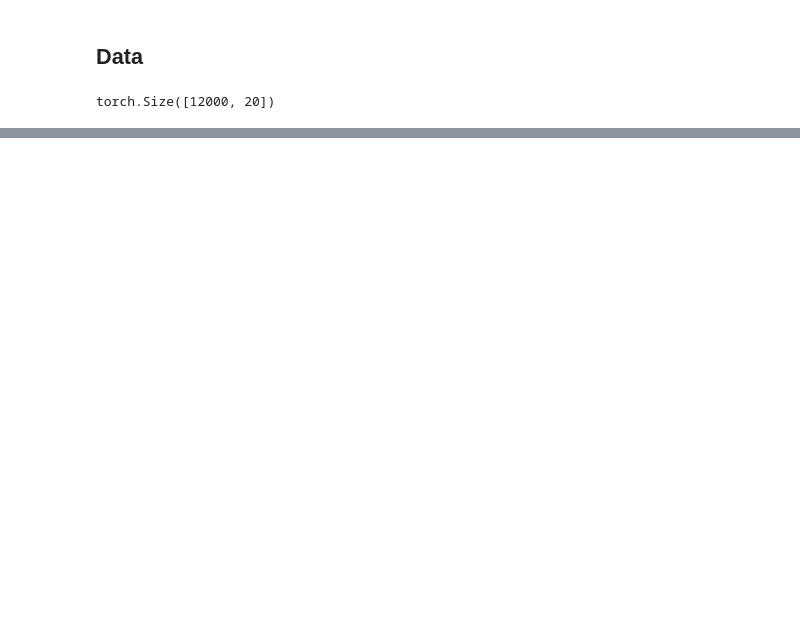
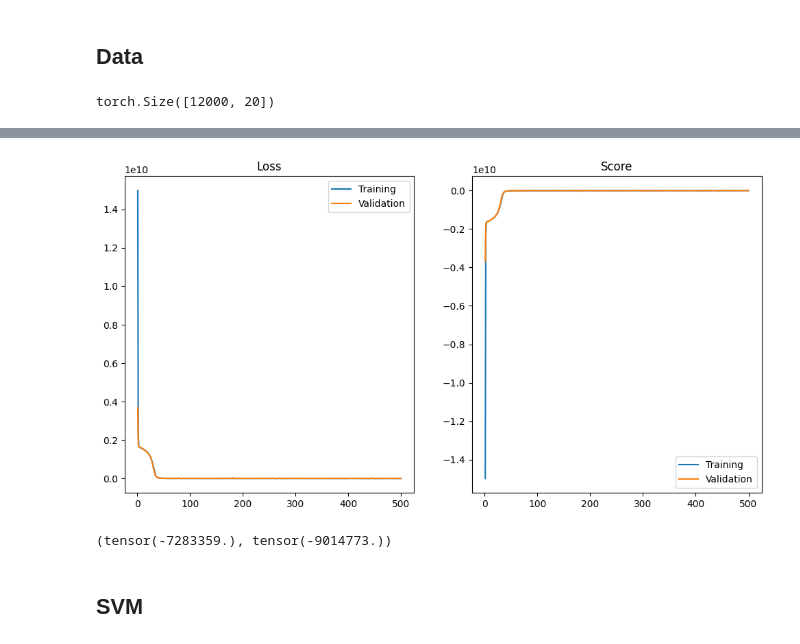
Before and after one commit to Bala-A87/UGRC, a Jupyter notebook: Code/lin-comb-function.ipynb, the cells around one changed output, grey strips where cells are left out. Saved outputs shown, nothing was run; the diff lists cells and outputs as text; code cells hidden in the pictures; blank space fills up the shorter version.

```diff
--- a/Code/lin-comb-function.ipynb
+++ b/Code/lin-comb-function.ipynb
@@ -37,0 +104,25 @@ plt.plot(range(len(Y)), torch.sort(Y).values)
+# %%
+from scripts.utils import make_dataloader
+
+train_dataloader, val_dataloader = make_dataloader(X_train, Y_train, batch_size=32, shuffle=True), make_dataloader(X_val, Y_val, batch_size=32)
+# %%
+model = SimpleNN().to(device)
+# %%
+from scripts.metrics import NegMeanSquaredError
+
+loss_fn = torch.nn.MSELoss()
+optimizer = torch.optim.Adam(params=model.parameters())
+metric = NegMeanSquaredError()
+# %%
+from scripts.train import train_model
+
+history = train_model(
+    model=model,
+    train_dataloader=train_dataloader,
+    val_dataloader=val_dataloader,
+    loss_fn=loss_fn,
+    optimizer=optimizer,
+    metric=metric,
+    epochs=500,
+    device=device
+)
@@ -37,0 +147,16 @@ plt.plot(range(len(Y)), torch.sort(Y).values)
+# %%
+from scripts.utils import plot_train_history
+
+plot_train_history(history)
+# %% [output]
+[figure, added]
+# %%
+from scripts.test import predict
+
+preds_train, preds_val = predict(model, X_train, device), predict(model, X_val, device)
+score_train, score_val = metric(preds_train.cpu(), Y_train), metric(preds_val.cpu(), Y_val)
+score_train, score_val
+# %% [output]
+(tensor(-7283359.), tensor(-9014773.))
+# %% [markdown]
+## SVM
```
Also changed, not shown: parts of 14 cells of this notebook.
